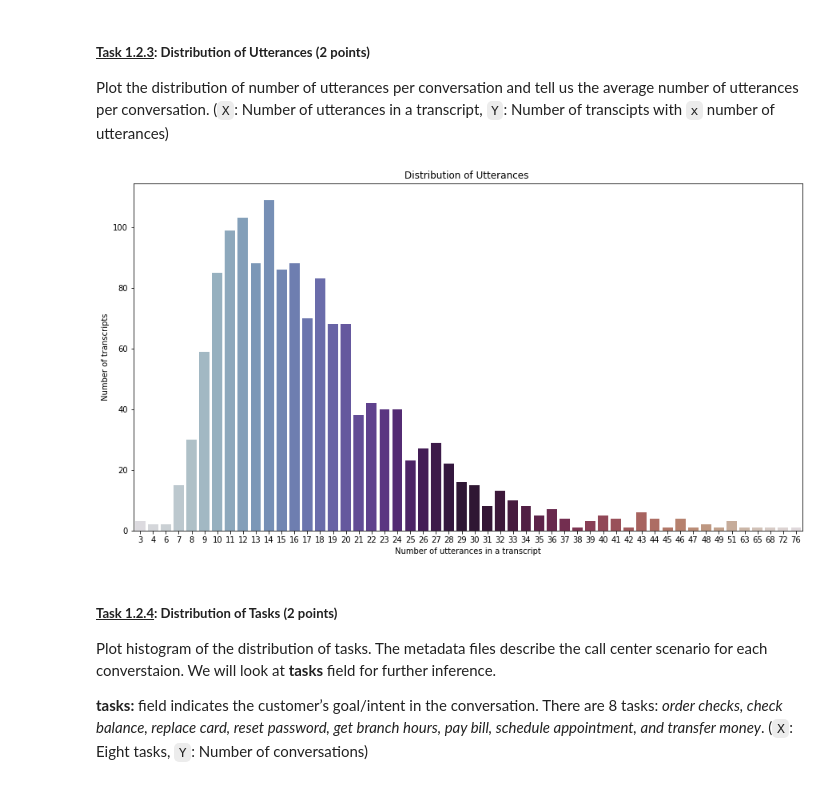
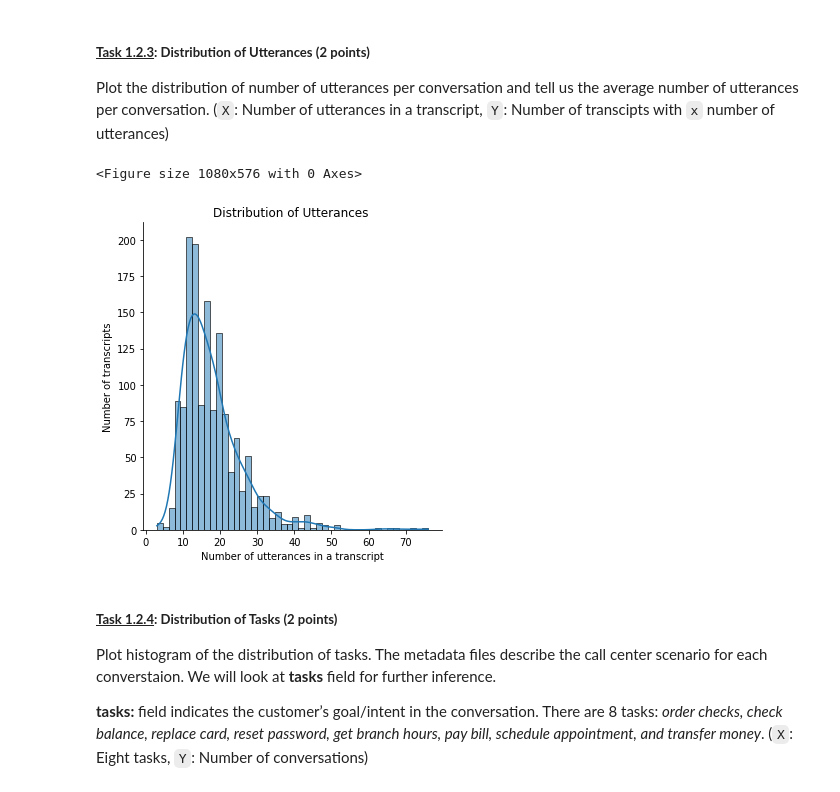
Before and after one commit to maya-ami/speech-processing-notes, a Jupyter notebook: speech db stats & CTC implementation.ipynb, the cells around one changed output. Drawn from its saved outputs; the diff is of its cells as text; code cells hidden in the pictures.

```diff
--- a/speech db stats & CTC implementation.ipynb
+++ b/speech db stats & CTC implementation.ipynb
@@ -330,16 +328,17 @@ Plot the distribution of number of utterances per conversation and tell us the a
 # %%
 #############################
 #### YOUR CODE GOES HERE ####
 utt_df = pd.DataFrame({'utt': num_utt_per_chat.values()})
 plt.figure(figsize=(15,8))
-sns.countplot(utt_df['utt'], palette='twilight')
+sns.displot(utt_df['utt'], kde=True, palette='twilight')
 plt.title('Distribution of Utterances ')
 plt.xlabel('Number of utterances in a transcript')
 plt.ylabel('Number of transcripts')
 plt.show()
 #############################
 # %% [output]
+<Figure size 1080x576 with 0 Axes>
-[figure, old version]
+[figure, new version]
 # %% [markdown]
 ##### <ins>**Task 1.2.4**</ins>**: Distribution of Tasks (2 points)**
 
```
Also changed, not shown: parts of 9 cells of this notebook.
